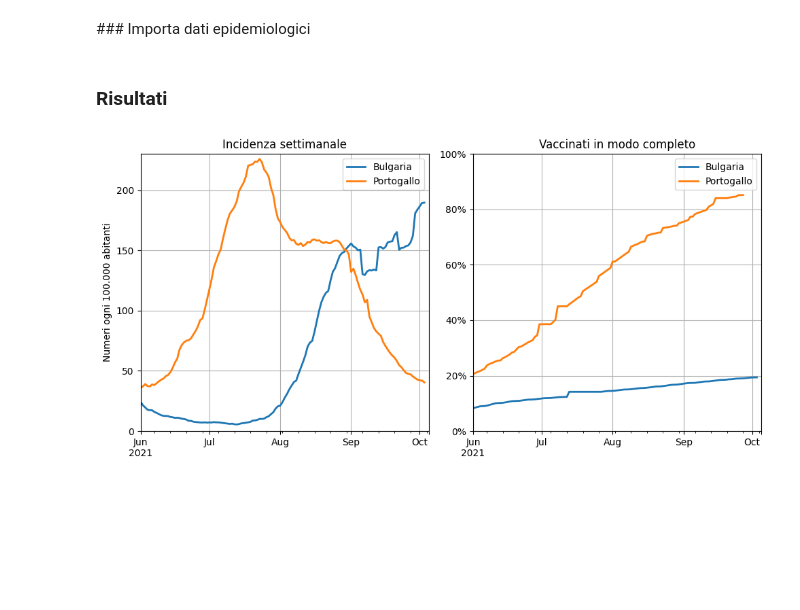
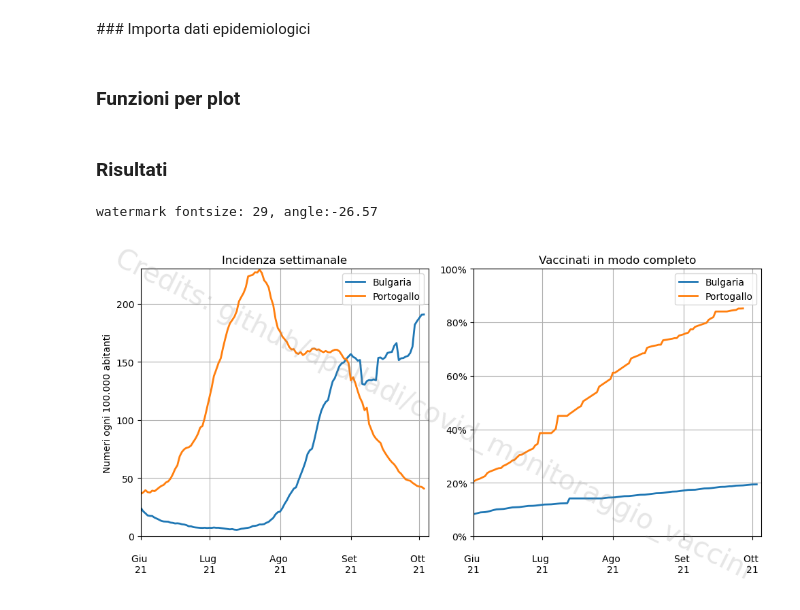
Before and after one commit to apalladi/covid_vaccini_monitoraggio, a Jupyter notebook: Notebooks/confronti_internazionali.ipynb, the cells around one changed output. Drawn from its saved outputs; the diff is of its cells as text; code cells hidden in the pictures; blank space fills up the shorter version.

Commit message:
Added watermark and ticks to confronto_nazioni_epidemia-vaccino.png

```diff
--- a/Notebooks/confronti_internazionali.ipynb
+++ b/Notebooks/confronti_internazionali.ipynb
@@ -47,3 +51,5 @@ def get_epidemic_data(country):
     df_epidemic.columns = ['Total cases','Active infected','Total deaths','Total recovered','Daily cases (avg 7 days)','Daily deaths (avg 7 days)']
 
     return df_epidemic
+# %% [markdown]
+### Funzioni per plot
@@ -52,36 +93,49 @@ def get_epidemic_data(country):
 # %%
 nomi_nazioni = ['Bulgaria', 'Portugal']
 label_nazioni = ['Bulgaria', 'Portogallo']
-abitanti_nazioni = [6.927, 10.31]
+abitanti_nazioni = [6.883, 10.159]
 # %%
 plt.style.use('default')
+x_date = ['2021-06-01', '2021-07-01', '2021-08-01', '2021-09-01', '2021-10-01']
+x_label = ['\nGiu \n21', '\nLug \n21', '\nAgo \n21', '\nSet \n21', '\nOtt \n21']
 fig, axes = plt.subplots(nrows=1, ncols=2, figsize=(10, 5))
 
 
 for i in range(len(nomi_nazioni)):
     (7/(abitanti_nazioni[i]*10)*get_epidemic_data(nomi_nazioni[i])['Daily cases (avg 7 days)']).plot(ax=axes[0],
                                                                 label=label_nazioni[i], linewidth=2)
 axes[0].set_xlim('2021-06-01', '2021-10-5')
 axes[0].set_ylim(0, 230)
 axes[0].set_title('Incidenza settimanale')
 axes[0].set_ylabel('Numeri ogni 100.000 abitanti')
+axes[0].set_xlabel('')
+axes[0].set_xticks(x_date)
+axes[0].set_xticklabels(x_label)
 axes[0].legend()
 axes[0].grid()
+axes[0].minorticks_off()
+
 
 for i in range(len(nomi_nazioni)):
     get_vaccine_data(nomi_nazioni[i])['% fully vaccinated'].plot(ax=axes[1],
                                                     label=label_nazioni[i], linewidth=2)
 axes[1].set_xlim('2021-06-01', '2021-10-5')
 axes[1].set_ylim(0, 100)
 axes[1].set_yticks(np.arange(0, 101, 20))
 axes[1].set_yticklabels(['0%', '20%', '40%', '60%', '80%', '100%'])
 axes[1].set_title('Vaccinati in modo completo')
 axes[1].set_xlabel('')
+axes[1].set_xticks(x_date)
+axes[1].set_xticklabels(x_label),
 axes[1].legend()
 axes[1].grid()
+axes[1].minorticks_off()
+
+add_watermark(fig)
 
 plt.tight_layout()
 plt.savefig('../risultati/confronto_nazioni_epidemia-vaccino.png', dpi=300)
 plt.show()
 # %% [output]
+watermark fontsize: 29, angle:-26.57
-[figure, old version]
+[figure, new version]
```
Also changed, not shown: parts of 2 cells of this notebook, 2 other files.
